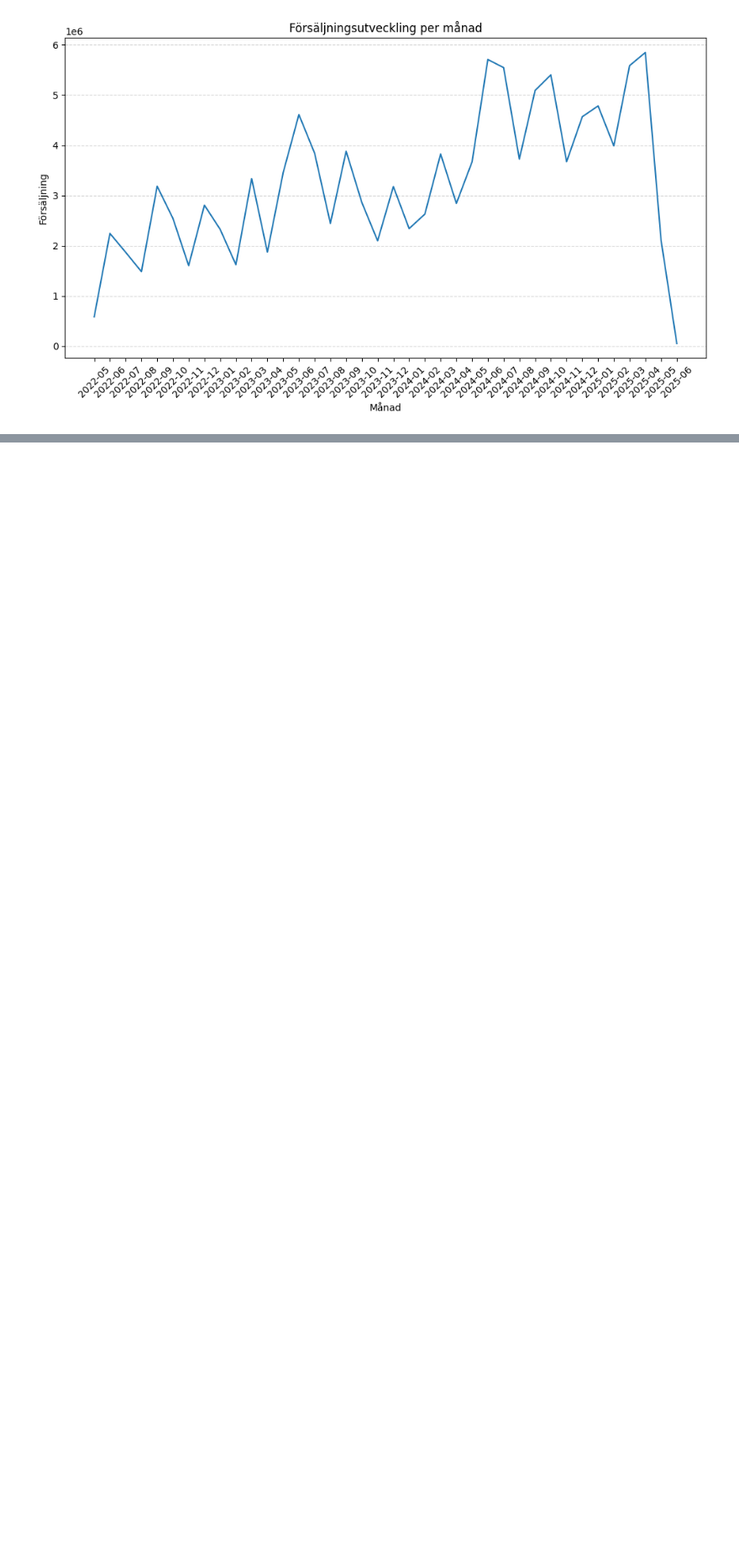
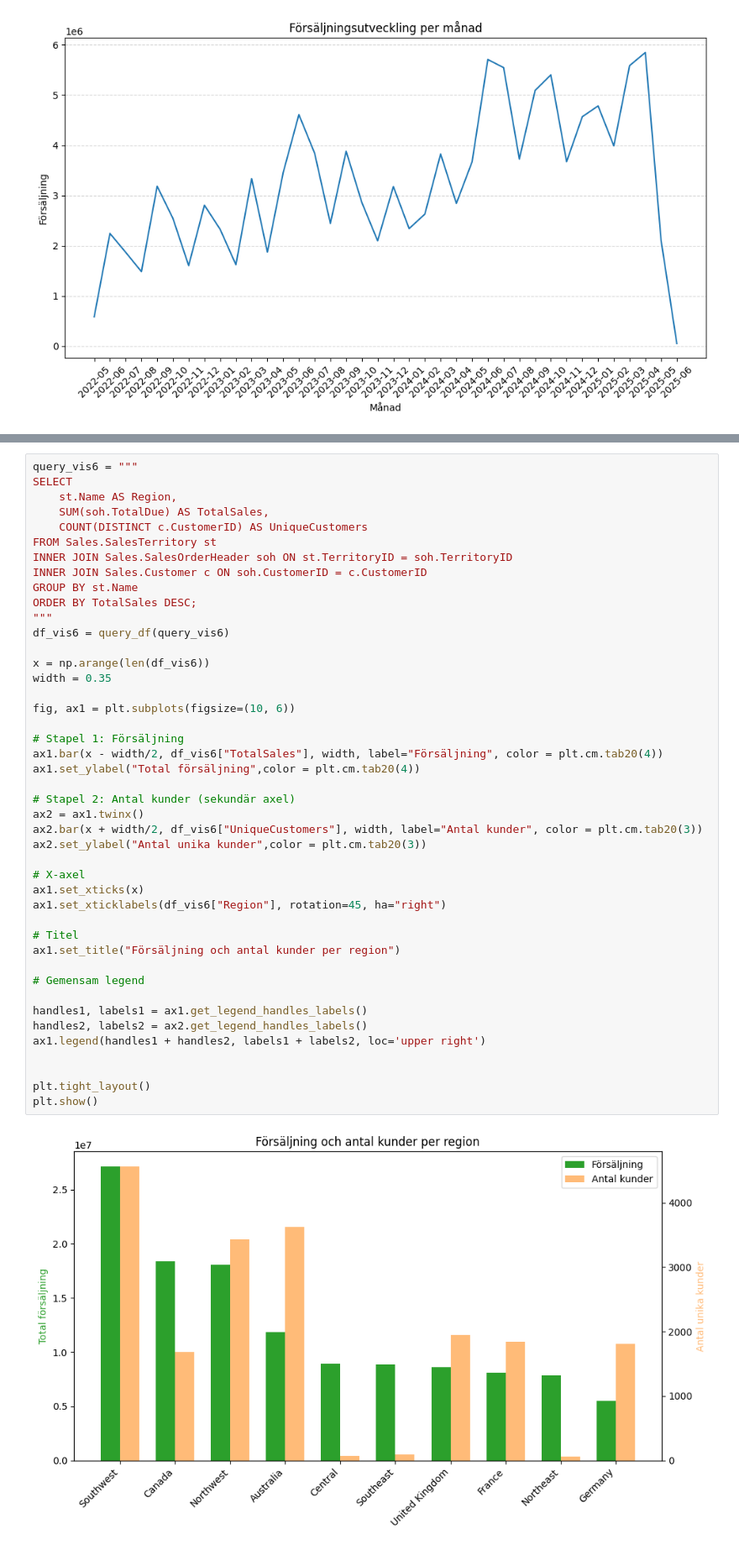
Before and after one commit to Tim-Ryd/AdventureWorks, a Jupyter notebook: notebooks/report.ipynb, the cells around one changed output, grey strips where cells are left out. Shown at 84% size. Drawn from its saved outputs; the diff is of its cells as text; blank space fills up the shorter version.

```diff
--- a/notebooks/report.ipynb
+++ b/notebooks/report.ipynb
@@ -385,0 +399,46 @@ Samtliga 10 cyklar är inom kategorin "Bikes" och bästa produkten är "Mountain
+# %%
+query_vis6 = """
+SELECT
+    st.Name AS Region,
+    SUM(soh.TotalDue) AS TotalSales,
+    COUNT(DISTINCT c.CustomerID) AS UniqueCustomers
+FROM Sales.SalesTerritory st
+INNER JOIN Sales.SalesOrderHeader soh ON st.TerritoryID = soh.TerritoryID
+INNER JOIN Sales.Customer c ON soh.CustomerID = c.CustomerID
+GROUP BY st.Name
+ORDER BY TotalSales DESC;
+"""
+df_vis6 = query_df(query_vis6)
+
+x = np.arange(len(df_vis6))
+width = 0.35
+
+fig, ax1 = plt.subplots(figsize=(10, 6))
+
+# Stapel 1: Försäljning
+ax1.bar(x - width/2, df_vis6["TotalSales"], width, label="Försäljning", color = plt.cm.tab20(4))
+ax1.set_ylabel("Total försäljning",color = plt.cm.tab20(4))
+
+# Stapel 2: Antal kunder (sekundär axel)
+ax2 = ax1.twinx()
+ax2.bar(x + width/2, df_vis6["UniqueCustomers"], width, label="Antal kunder", color = plt.cm.tab20(3))
+ax2.set_ylabel("Antal unika kunder",color = plt.cm.tab20(3))
+
+# X-axel
+ax1.set_xticks(x)
+ax1.set_xticklabels(df_vis6["Region"], rotation=45, ha="right")
+
+# Titel
+ax1.set_title("Försäljning och antal kunder per region")
+
+# Gemensam legend
+
+handles1, labels1 = ax1.get_legend_handles_labels()
+handles2, labels2 = ax2.get_legend_handles_labels()
+ax1.legend(handles1 + handles2, labels1 + labels2, loc='upper right')
+
+
+plt.tight_layout()
+plt.show()
+# %% [output]
+[figure, added]
```
Also changed, not shown: parts of 17 cells of this notebook, 2 other files.
